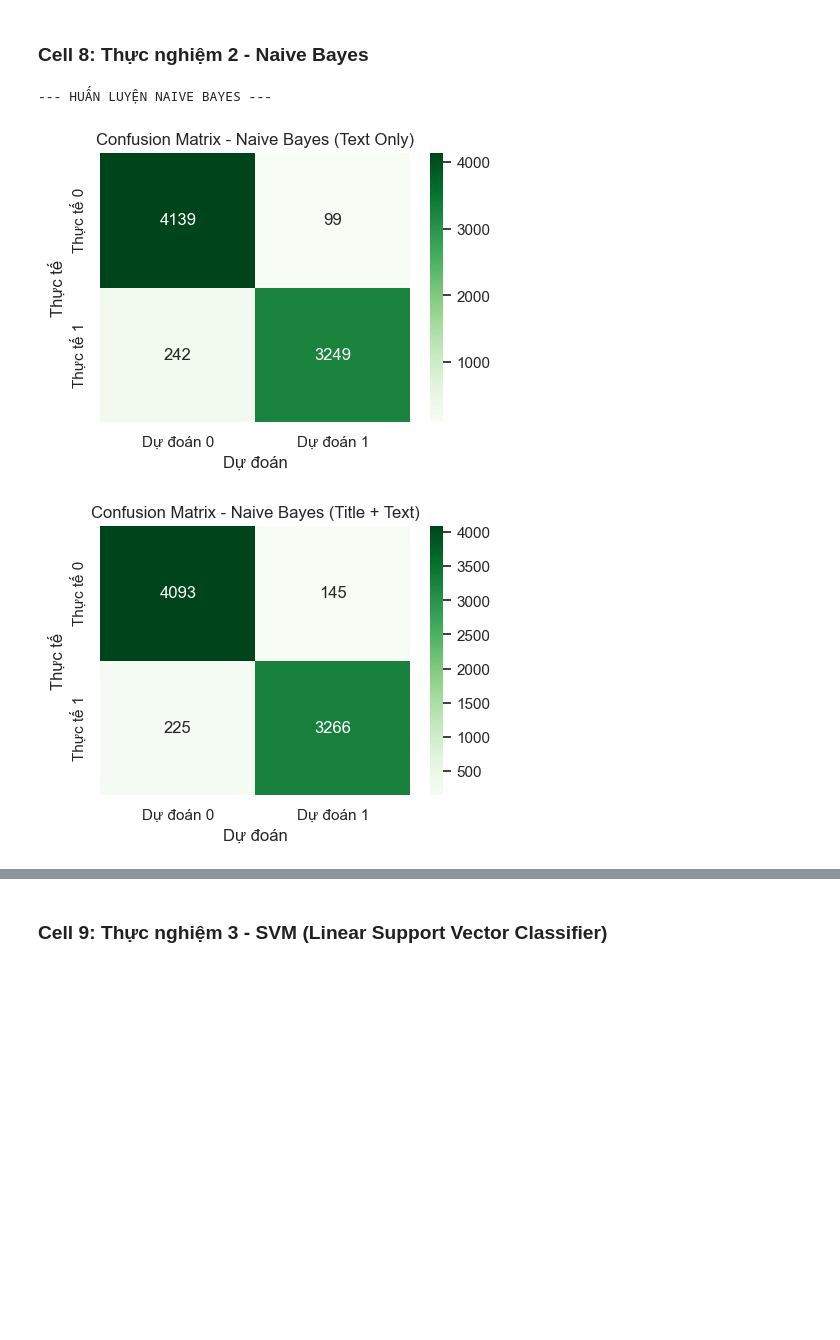
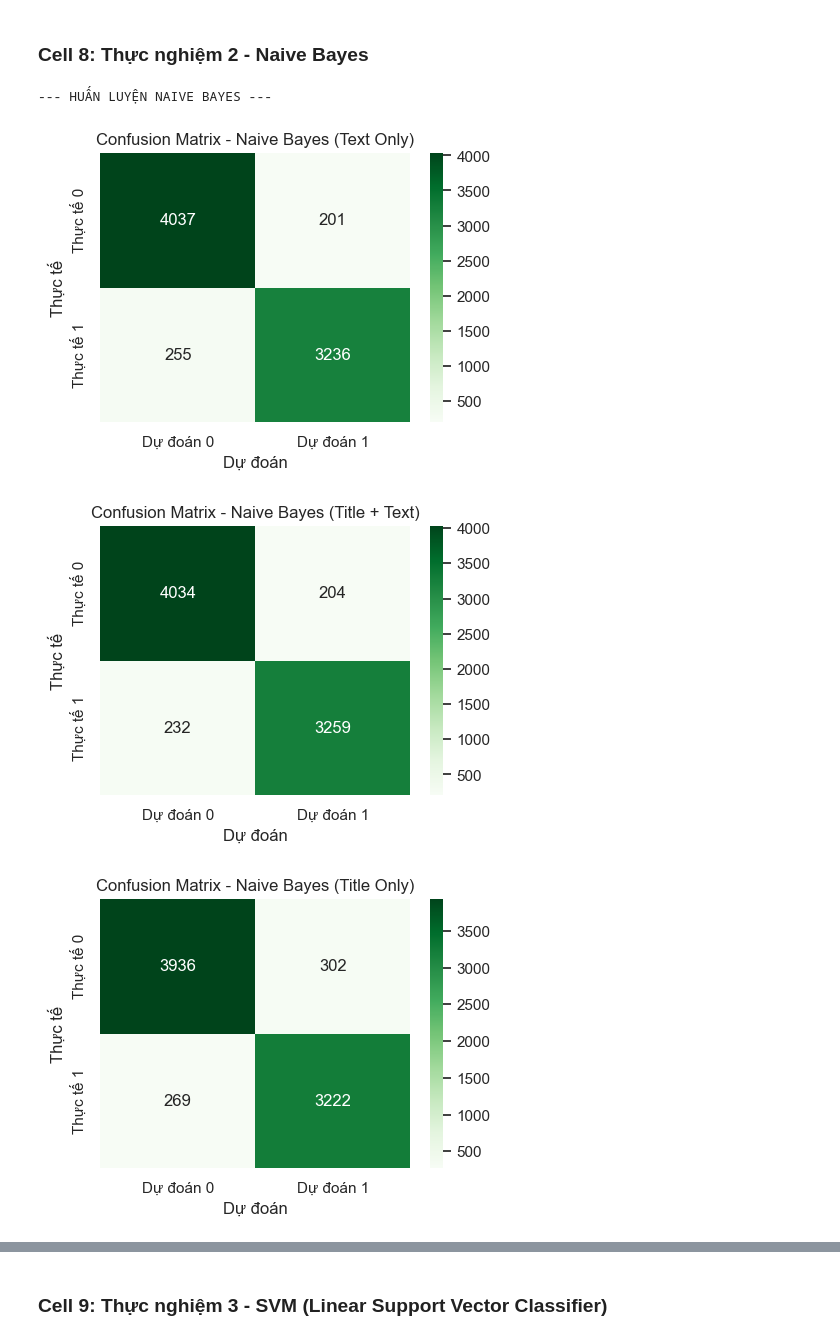
Before and after one commit to nphat-code/fake-news-detection, a Jupyter notebook: notebooks/train.ipynb, the cells around one changed output, grey strips where cells are left out. Saved outputs shown, nothing was run; the diff lists cells and outputs as text; code cells hidden in the pictures; blank space fills up the shorter version.

Commit message:
feat: add train.ipynb for data preprocessing and exploration

```diff
--- a/notebooks/train.ipynb
+++ b/notebooks/train.ipynb
@@ -96,10 +96,12 @@ df['title_clean_raw'] = df['title'].apply(deep_clean_text)
 # 5. Tạo 2 phiên bản dữ liệu nền tảng chưa Lemmatize (để đếm ký tự hoa/dấu câu chính xác)
 df['text_only_base'] = df['text_clean_raw']
 df['title_text_base'] = df['title_clean_raw'] + " " + df['text_clean_raw']
+df['title_only_base'] = df['title_clean_raw']
 
 # 6. Thực hiện Lemmatization cho bước Vector hóa
 df['text_only_clean'] = df['text_only_base'].apply(lemmatize_and_remove_stopwords)
 df['title_text_clean'] = df['title_text_base'].apply(lemmatize_and_remove_stopwords)
+df['title_only_clean'] = df['title_only_base'].apply(lemmatize_and_remove_stopwords)
 
 # 7. Lưu file đã xử lý
 output_path = '../data/processed/processed_data.csv'
@@ -188,7 +190,7 @@ def build_feature_pipeline(clean_col, base_col):
     X_test_base = df.loc[test_idx, base_col]
 
     # 2. Vector hóa TF-IDF bằng dữ liệu đã chuẩn hóa (clean)
-    tfidf = TfidfVectorizer(ngram_range=(1, 2), max_features=MAX_TFIDF_FEATURES)
+    tfidf = TfidfVectorizer(ngram_range=(1, 2), max_features=MAX_TFIDF_FEATURES, stop_words='english')
     X_train_tfidf = tfidf.fit_transform(X_train_clean).toarray()
     X_test_tfidf = tfidf.transform(X_test_clean).toarray()
 
@@ -205,14 +207,17 @@ def build_feature_pipeline(clean_col, base_col):
     X_train_scaled = scaler.fit_transform(X_train_full)
     X_test_scaled = scaler.transform(X_test_full)
 
-    return X_train_scaled, X_test_scaled
+    return X_train_scaled, X_test_scaled, tfidf
 
 # Tiến hành tạo tập dữ liệu cho 2 kịch bản thử nghiệm
 print("Đang trích xuất đặc trưng cho kịch bản 'Text Only'...")
-X_train_text, X_test_text = build_feature_pipeline('text_only_clean', 'text_only_base')
+X_train_text, X_test_text, tfidf_text = build_feature_pipeline('text_only_clean', 'text_only_base')
 
 print("Đang trích xuất đặc trưng cho kịch bản 'Title + Text'...")
-X_train_title, X_test_title = build_feature_pipeline('title_text_clean', 'title_text_base')
+X_train_title, X_test_title, tfidf_title = build_feature_pipeline('title_text_clean', 'title_text_base')
+
+print("Đang trích xuất đặc trưng cho kịch bản 'Title Only'...")
+X_train_title_only, X_test_title_only, tfidf_title_only = build_feature_pipeline('title_only_clean', 'title_only_base')
 # %% [output]
 Đang trích xuất đặc trưng cho kịch bản 'Text Only'...
 Đang trích xuất đặc trưng cho kịch bản 'Title + Text'...
@@ -240,19 +246,23 @@ def train_and_evaluate_model(model, model_name, X_train, X_test, cmap="Blues"):
 
     return acc, report
 
-def display_comparison_report(model_name, acc_title, report_title, acc_text, report_text):
-    """In bảng so sánh chi tiết kết quả chạy thực nghiệm"""
-    print("=" * 75)
-    print(f"{f'SO SÁNH MÔ HÌNH: {model_name}':^75}")
-    print("=" * 75)
-    print(f"{'Chỉ số (Metric)':<25} {'Title+Text':>15} {'Text Only':>15}")
-    print("-" * 75)
+def display_comparison_report(model_name, acc_title_text, report_title_text, acc_text_only, report_text_only, acc_title_only, report_title_only):
+    """In bảng so sánh chi tiết kết quả chạy thực nghiệm cho 3 kịch bản"""
+    print("=" * 95)
+    print(f"{f'SO SÁNH MÔ HÌNH: {model_name}':^95}")
+    print("=" * 95)
+
+    # Cập nhật thêm cột Title Only
+    print(f"{'Chỉ số (Metric)':<25} {'Title + Text':>20} {'Text Only':>20} {'Title Only':>20}")
+    print("-" * 95)
+
     for cls, name in [('0', 'Tin thật'), ('1', 'Tin giả')]:
-        print(f"{f'{name} Precision':<25} {report_title[cls]['precision']:>15.3f} {report_text[cls]['precision']:>15.3f}")
-        print(f"{f'{name} Recall':<25} {report_title[cls]['recall']:>15.3f} {report_text[cls]['recall']:>15.3f}")
-        print(f"{f'{name} F1-score':<25} {report_title[cls]['f1-score']:>15.3f} {report_text[cls]['f1-score']:>15.3f}")
-        print("-" * 75)
-    print(f"{'Độ chính xác (Accuracy)':<25} {acc_title:>15.3f} {acc_text:>15.3f}\n")
+        print(f"{f'{name} Precision':<25} {report_title_text[cls]['precision']:>20.3f} {report_text_only[cls]['precision']:>20.3f} {report_title_only[cls]['precision']:>20.3f}")
+        print(f"{f'{name} Recall':<25} {report_title_text[cls]['recall']:>20.3f} {report_text_only[cls]['recall']:>20.3f} {report_title_only[cls]['recall']:>20.3f}")
+        print(f"{f'{name} F1-score':<25} {report_title_text[cls]['f1-score']:>20.3f} {report_text_only[cls]['f1-score']:>20.3f} {report_title_only[cls]['f1-score']:>20.3f}")
+        print("-" * 95)
+
+    print(f"{'Độ chính xác (Accuracy)':<25} {acc_title_text:>20.3f} {acc_text_only:>20.3f} {acc_title_only:>20.3f}\n")
 # %% [markdown]
 ### Cell 7: Thực nghiệm 1 - Logistic Regression
 # %%
@@ -286,12 +298,14 @@ Tin giả F1-score                    0.986           0.983
 # %%
 print("--- HUẤN LUYỆN NAIVE BAYES ---")
 nb_model = MultinomialNB()
 
 acc_nb_text, rep_nb_text = train_and_evaluate_model(nb_model, "Naive Bayes (Text Only)", X_train_text, X_test_text, "Greens")
 acc_nb_title, rep_nb_title = train_and_evaluate_model(nb_model, "Naive Bayes (Title + Text)", X_train_title, X_test_title, "Greens")
+acc_nb_title_only, rep_nb_title_only = train_and_evaluate_model(nb_model, "Naive Bayes (Title Only)", X_train_title_only, X_test_title_only, "Greens")
 
-display_comparison_report("NAIVE BAYES", acc_nb_title, rep_nb_title, acc_nb_text, rep_nb_text)
+display_comparison_report("NAIVE BAYES", acc_nb_title, rep_nb_title, acc_nb_text, rep_nb_text, acc_nb_title_only, rep_nb_title_only)
 # %% [output]
 --- HUẤN LUYỆN NAIVE BAYES ---
-[figure, old version]
+[figure, new version]
-[figure, old version]
+[figure, new version]
+[figure, added]
```
Also changed, not shown: parts of 11 cells of this notebook.
